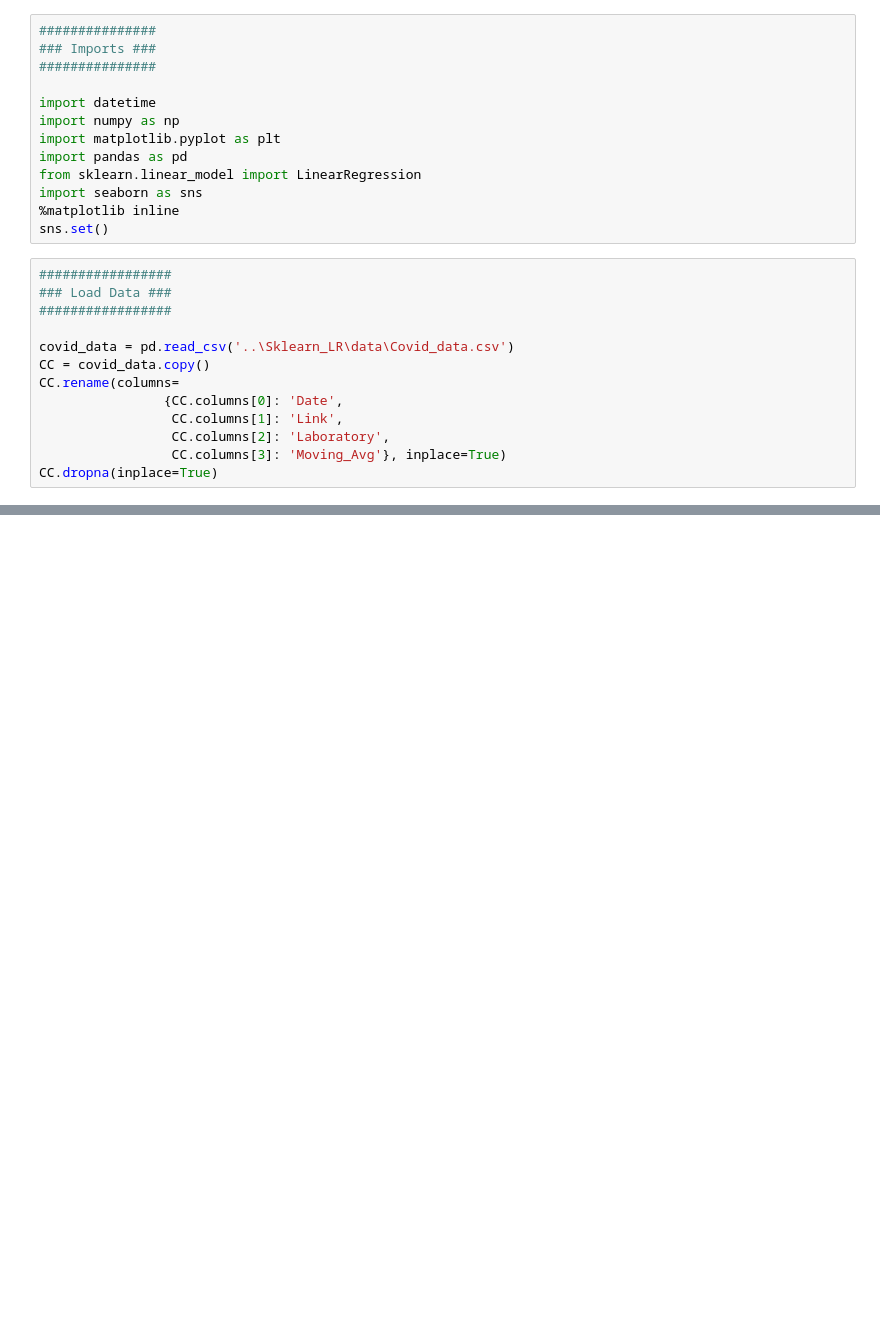
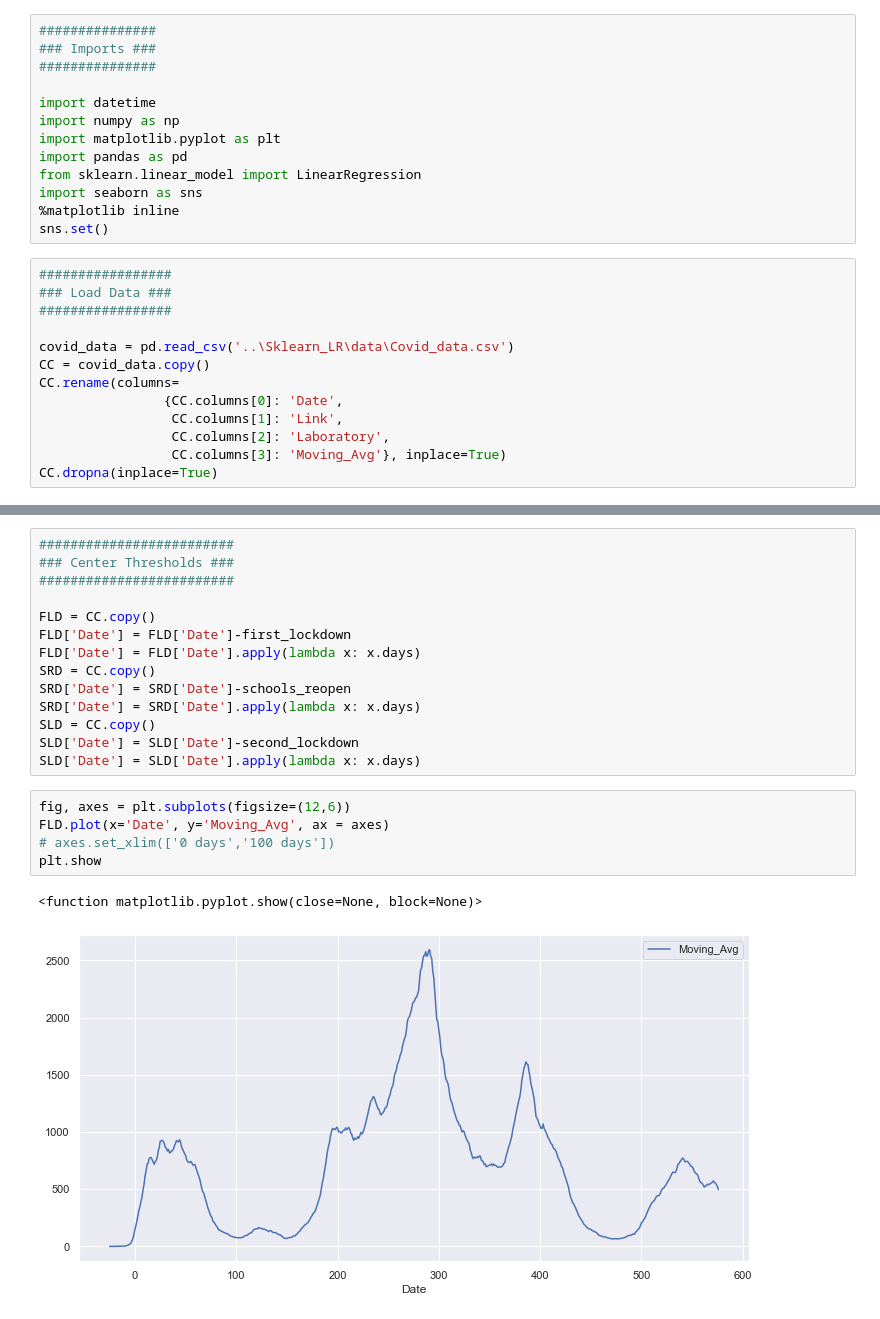
Before and after one commit to JordaanI/SmallPythonProjects, a Jupyter notebook: Sklearn_LR/RDD.ipynb, the cells around one changed output, grey strips where cells are left out. Drawn from its saved outputs; the diff is of its cells as text; blank space fills up the shorter version.

```diff
--- a/Sklearn_LR/RDD.ipynb
+++ b/Sklearn_LR/RDD.ipynb
@@ -41,0 +55,22 @@ datetime.timedelta(days=280)
+# %%
+#########################
+### Center Thresholds ###
+#########################
+
+FLD = CC.copy()
+FLD['Date'] = FLD['Date']-first_lockdown
+FLD['Date'] = FLD['Date'].apply(lambda x: x.days)
+SRD = CC.copy()
+SRD['Date'] = SRD['Date']-schools_reopen
+SRD['Date'] = SRD['Date'].apply(lambda x: x.days)
+SLD = CC.copy()
+SLD['Date'] = SLD['Date']-second_lockdown
+SLD['Date'] = SLD['Date'].apply(lambda x: x.days)
+# %%
+fig, axes = plt.subplots(figsize=(12,6))
+FLD.plot(x='Date', y='Moving_Avg', ax = axes)
+# axes.set_xlim(['0 days','100 days'])
+plt.show
+# %% [output]
+<function matplotlib.pyplot.show(close=None, block=None)>
+[figure, added]
```
Also changed, not shown: parts of 4 cells of this notebook.
